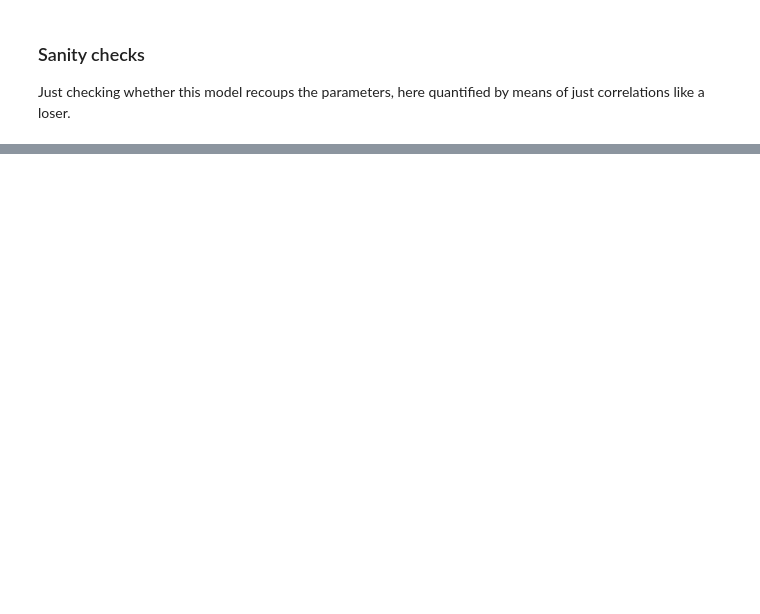
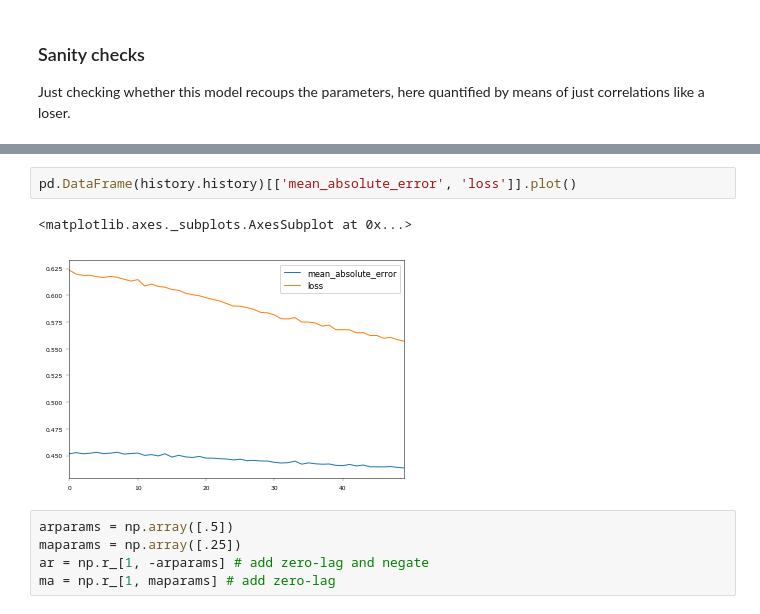
Before and after one commit to tknapen/prf_lyon, a Jupyter notebook: analysis/keras.ipynb, the cells around one changed output, grey strips where cells are left out. Cells and saved outputs as stored; diff of their text form; blank space fills up the shorter version.

```diff
--- a/analysis/keras.ipynb
+++ b/analysis/keras.ipynb
@@ -206,0 +252,10 @@ print(sp.stats.pearsonr(pred.ravel(), parameters.T[:].ravel()))
+# %%
+pd.DataFrame(history.history)[['mean_absolute_error', 'loss']].plot()
+# %% [output]
+<matplotlib.axes._subplots.AxesSubplot at 0x...>
+[figure, added]
+# %%
+arparams = np.array([.5])
+maparams = np.array([.25])
+ar = np.r_[1, -arparams] # add zero-lag and negate
+ma = np.r_[1, maparams] # add zero-lag
```
Also changed, not shown: parts of 12 cells of this notebook, 1 other file.
